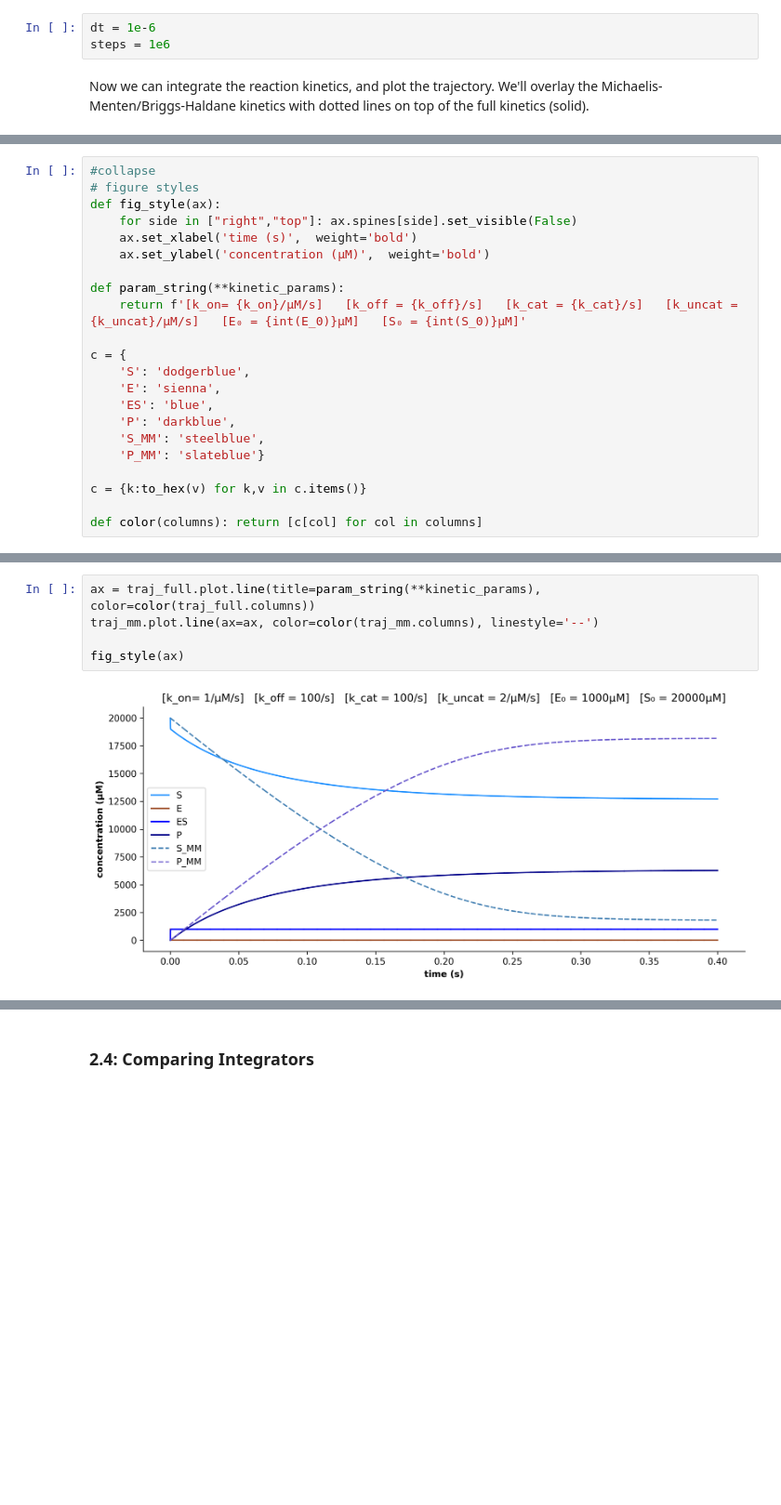
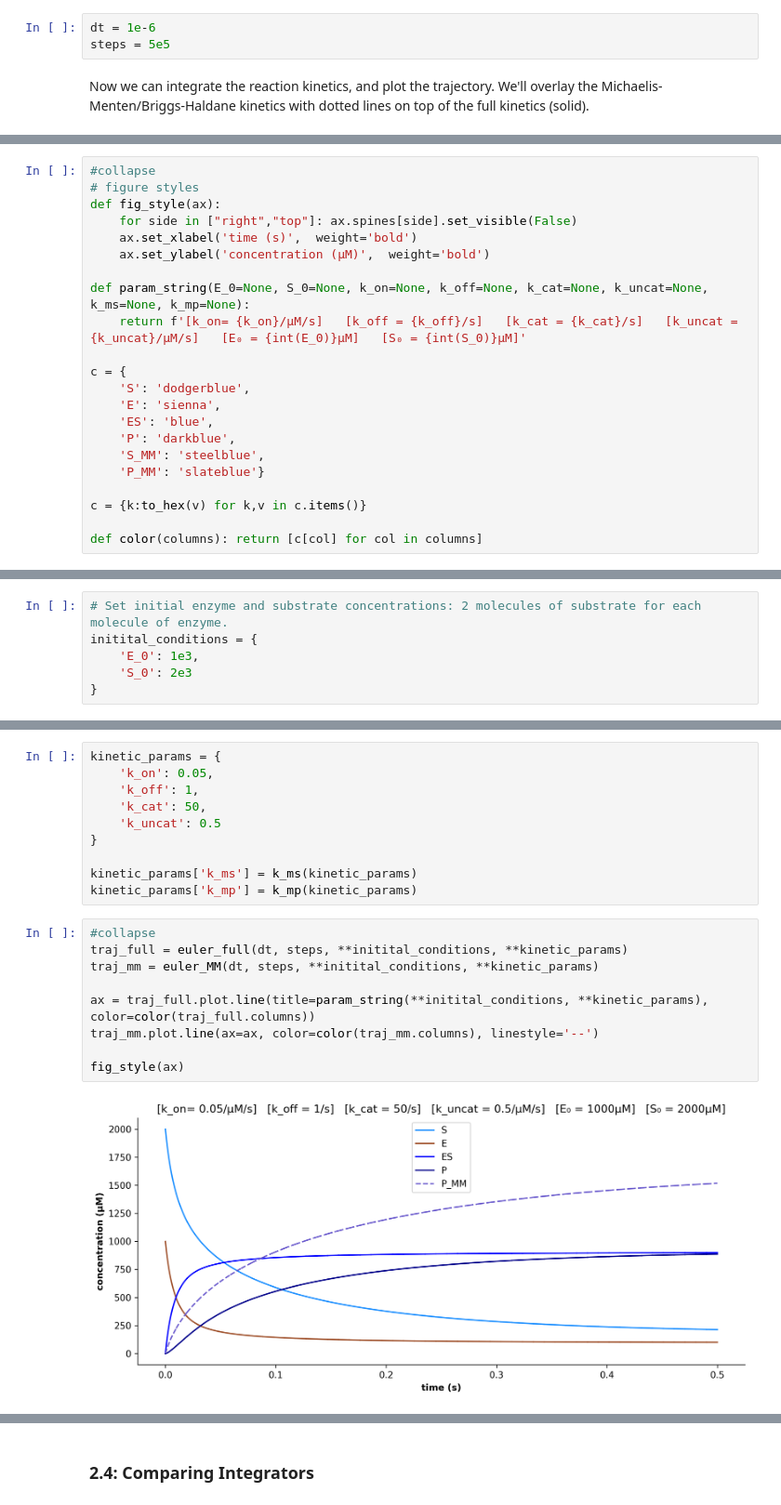
Before and after one commit to alexlenail/back_of_my_envelope, a Jupyter notebook: _notebooks/Enzyme-Kinetic-Parameter-Inference.ipynb, the cells around one changed output, grey strips where cells are left out. Shown at 93% size. Drawn from its saved outputs; the diff is of its cells as text; blank space fills up the shorter version.

```diff
--- a/_notebooks/Enzyme-Kinetic-Parameter-Inference.ipynb
+++ b/_notebooks/Enzyme-Kinetic-Parameter-Inference.ipynb
@@ -262,6 +261,6 @@ We also need to set the step size for our numerical integration, and the number
 # %%
 dt = 1e-6
-steps = 1e6
+steps = 5e5
 # %% [markdown]
 Now we can integrate the reaction kinetics, and plot the trajectory. We'll overlay the Michaelis-Menten/Briggs-Haldane kinetics with dotted lines on top of the full kinetics (solid).
 # %%
@@ -275,7 +274,7 @@ def fig_style(ax):
     ax.set_xlabel('time (s)',  weight='bold')
     ax.set_ylabel('concentration (μM)',  weight='bold')
 
-def param_string(**kinetic_params):
+def param_string(E_0=None, S_0=None, k_on=None, k_off=None, k_cat=None, k_uncat=None, k_ms=None, k_mp=None):
     return f'[k_on= {k_on}/μM/s]   [k_off = {k_off}/s]   [k_cat = {k_cat}/s]   [k_uncat = {k_uncat}/μM/s]   [E₀ = {int(E_0)}μM]   [S₀ = {int(S_0)}μM]'
 
 c = {
@@ -325,0 +306,6 @@ traj_mm = euler_MM(E_0, S_0, dt, steps, **kinetic_params)
+# %%
+# Set initial enzyme and substrate concentrations: 2 molecules of substrate for each molecule of enzyme.
+initital_conditions = {
+    'E_0': 1e3,
+    'S_0': 2e3
+}
@@ -326,7 +329,21 @@ traj_mm = euler_MM(E_0, S_0, dt, steps, **kinetic_params)
+# %%
+kinetic_params = {
+    'k_on': 0.05,
+    'k_off': 1,
+    'k_cat': 50,
+    'k_uncat': 0.5
+}
+
+kinetic_params['k_ms'] = k_ms(kinetic_params)
+kinetic_params['k_mp'] = k_mp(kinetic_params)
 # %%
-ax = traj_full.plot.line(title=param_string(**kinetic_params), color=color(traj_full.columns))
+#collapse
+traj_full = euler_full(dt, steps, **initital_conditions, **kinetic_params)
+traj_mm = euler_MM(dt, steps, **initital_conditions, **kinetic_params)
+
+ax = traj_full.plot.line(title=param_string(**initital_conditions, **kinetic_params), color=color(traj_full.columns))
 traj_mm.plot.line(ax=ax, color=color(traj_mm.columns), linestyle='--')
 
 fig_style(ax)
 # %% [output]
-[figure, old version]
+[figure, new version]
```
Also changed, not shown: parts of 47 cells of this notebook, 1 other file.
